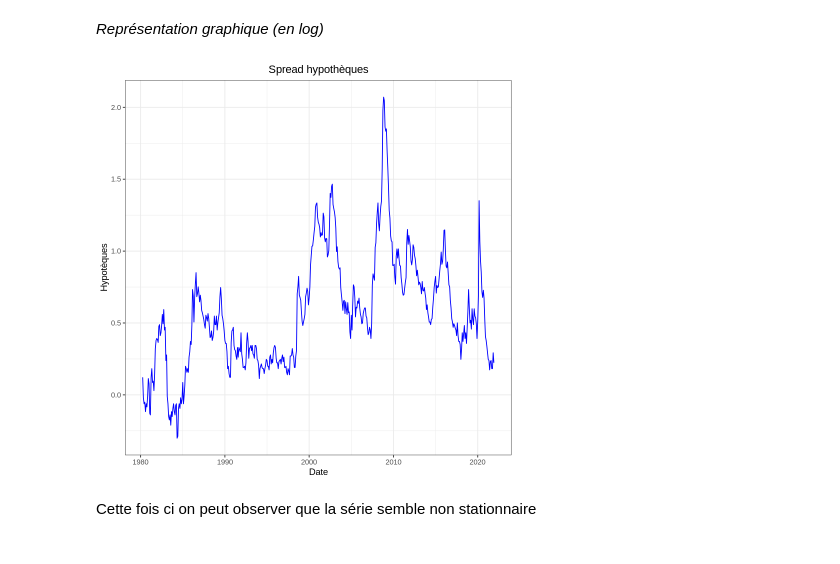
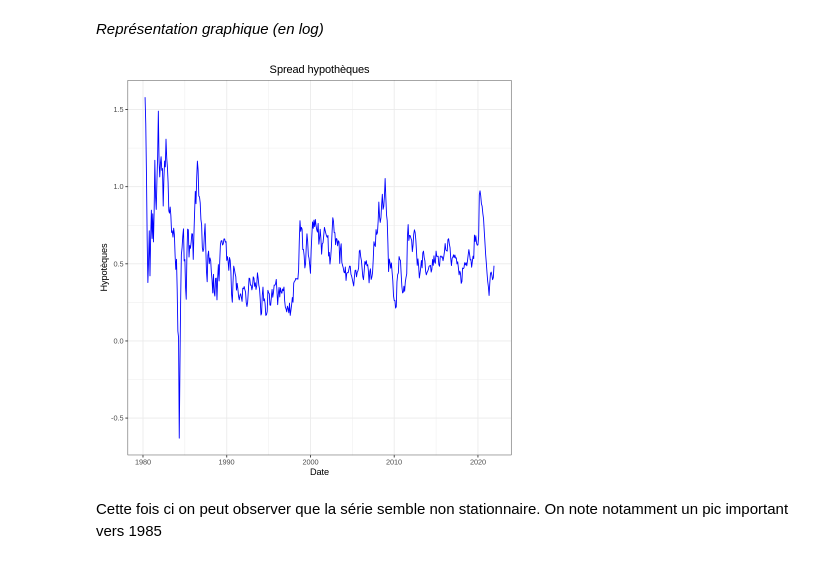
Before and after one commit to TaniaAdmane/projet-econometrie, a Jupyter notebook: Projet_eco_V1.ipynb, the cells around one changed output. Drawn from its saved outputs; the diff is of its cells as text; code cells hidden in the pictures.

```diff
--- a/Projet_eco_V1.ipynb
+++ b/Projet_eco_V1.ipynb
@@ -38,0 +41,3 @@ Base <- read.csv2("CORE_DATA.csv")
+# %%
+Base$Date<-as.Date(Base$Date,format = "%d/%m/%Y")
+tail(Base$Date)
@@ -77,10 +121,10 @@ En observant le graphique on peut voir que la série semble stationnaire (?)
 *Représentation graphique (en log)*
 # %%
 library(ggplot2)
-Base$logI<-log(GZ_SPREAD) #passage en log
-p1<-ggplot(data=Base,aes(x=DATE,y=logI))+geom_line(colour='blue')+ggtitle('Spread hypothèques')+xlab('Date')+ylab('Hypotèques')+theme_bw()+theme(plot.title = element_text(hjust = 0.5))
+Base$logII<-log(MORTGAGE_SPREADS) #passage en log
+p1<-ggplot(data=Base,aes(x=DATE,y=logII))+geom_line(colour='blue')+ggtitle('Spread hypothèques')+xlab('Date')+ylab('Hypotèques')+theme_bw()+theme(plot.title = element_text(hjust = 0.5))
 p1
 # %% [output]
-[figure, old version]
+[figure, new version]
 # %% [markdown]
-Cette fois ci on peut observer que la série semble non stationnaire
+Cette fois ci on peut observer que la série semble non stationnaire. On note notamment un pic important vers 1985
```
Also changed, not shown: parts of 18 cells of this notebook.
